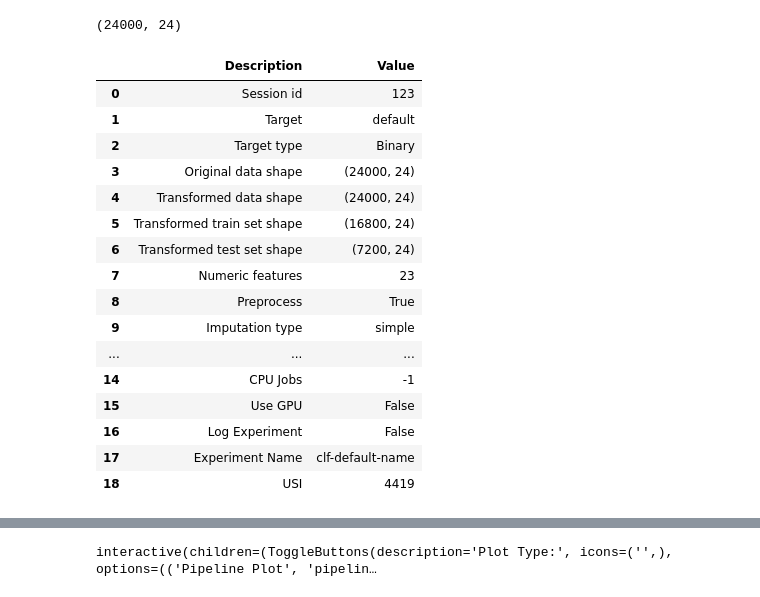
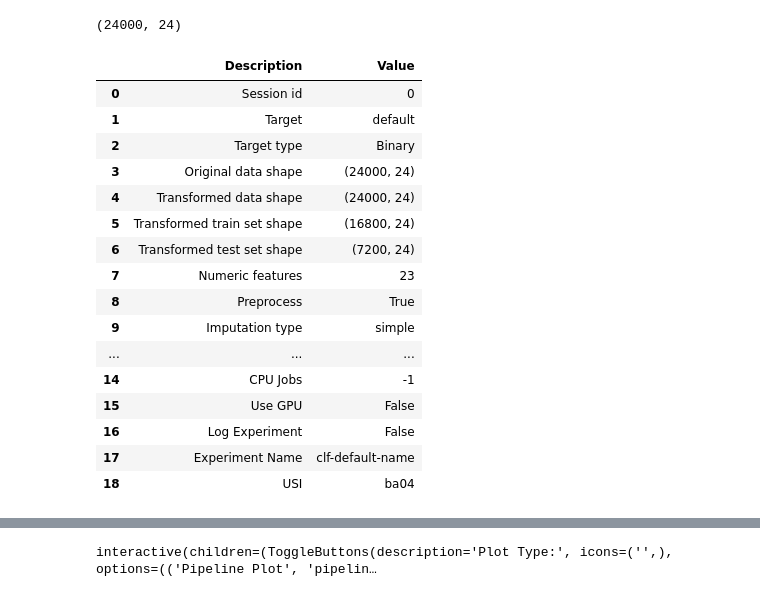
Before and after one commit to keisuke-yoshida4/Machine-Learning, a Jupyter notebook: pycaret.ipynb, the cells around one changed output, grey strips where cells are left out. Cells and saved outputs as stored; diff of their text form; code cells hidden in the pictures.

```diff
--- a/pycaret.ipynb
+++ b/pycaret.ipynb
@@ -41,10 +41,10 @@ dataset.shape
 5 rows × 24 columns
 (24000, 24)
 # %%
-clf = setup(data=dataset, target="default", session_id=123)
+clf = setup(data=dataset, target="default", session_id=0)
 # %% [output]
 |  | Description | Value |
-| 0 | Session id | 123 |
+| 0 | Session id | 0 |
 | 1 | Target | default |
 | 2 | Target type | Binary |
 | 3 | Original data shape | (24000, 24) |
@@ -59,7 +59,7 @@ clf = setup(data=dataset, target="default", session_id=123)
 | 15 | Use GPU | False |
 | 16 | Log Experiment | False |
 | 17 | Experiment Name | clf-default-name |
-| 18 | USI | 4419 |
+| 18 | USI | ba04 |
 # %%
 best_model = compare_models()
 # %% [output]
```
Also changed, not shown: parts of 9 cells of this notebook, 7 other files.
